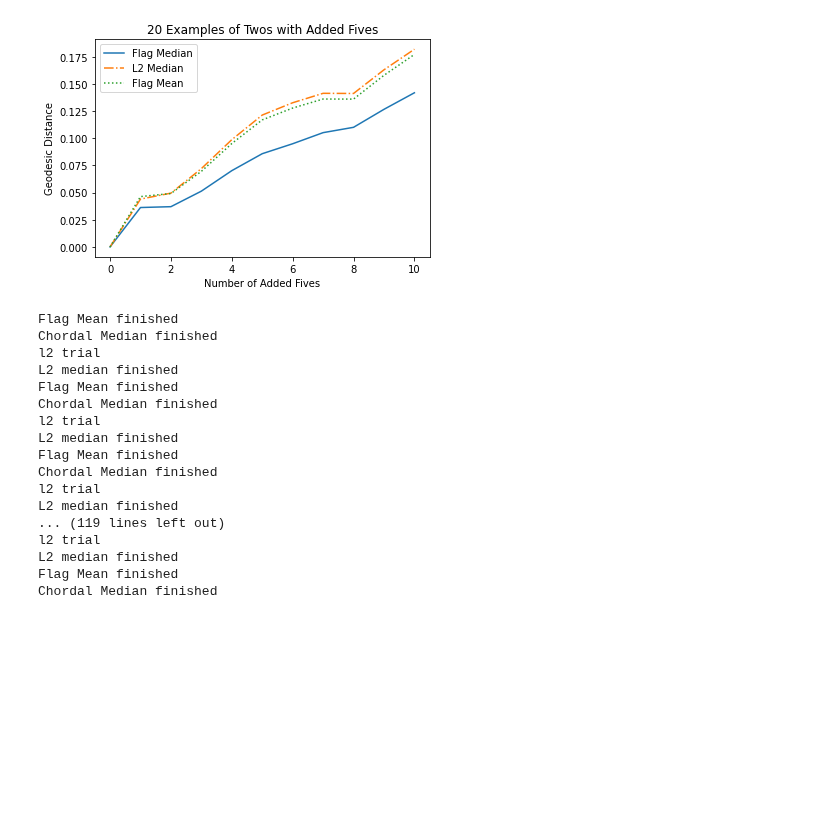
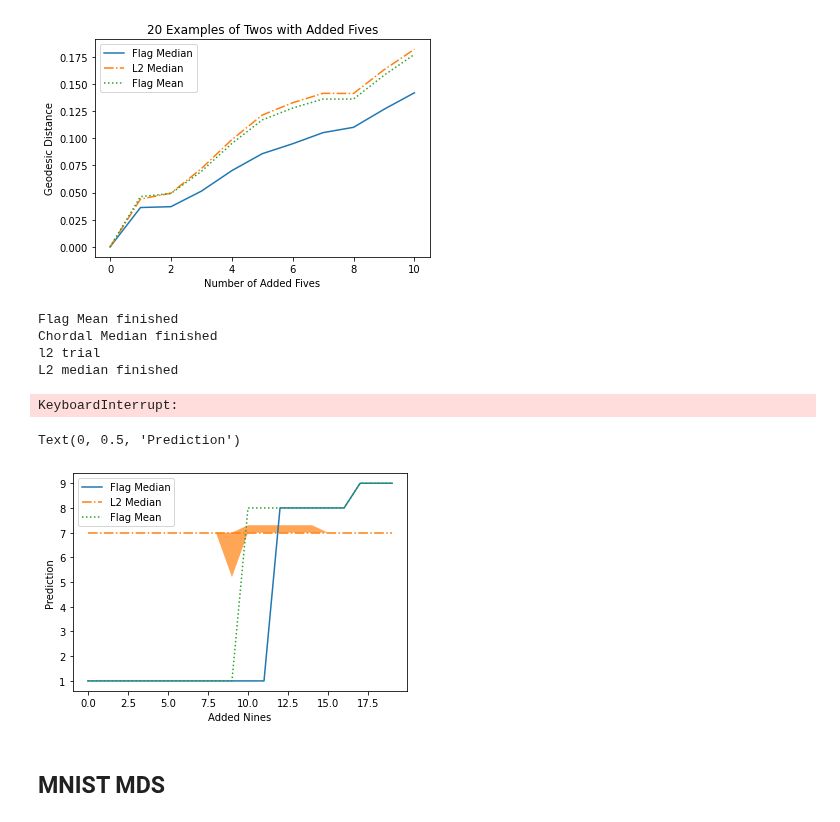
Before and after one commit to nmank/FlagIRLS, a Jupyter notebook: CVPR_Examples.ipynb, the cells around one changed output. Cells and saved outputs as stored; diff of their text form; code cells hidden in the pictures; blank space fills up the shorter version.

```diff
--- a/CVPR_Examples.ipynb
+++ b/CVPR_Examples.ipynb
@@ -594,15 +595,15 @@ for seed in range(10):
         point = l2_meds[i]
         l_prediction = torch.argmax(model(torch.tensor(point.T*-255).float())).item()
 
-        predictions = predictions.append({'Algorithm': 'Flag Median',
+        predictions = predictions.append({'Prototype': 'Flag Median',
                                         'Added Nines': i,
                                         'Prediction': s_prediction}, ignore_index = True)
 
-        predictions = predictions.append({'Algorithm': 'L2 Median',
+        predictions = predictions.append({'Prototype': 'L2 Median',
                                         'Added Nines': i,
                                         'Prediction': l_prediction}, ignore_index = True)
 
-        predictions = predictions.append({'Algorithm': 'Flag Mean',
+        predictions = predictions.append({'Prototype': 'Flag Mean',
                                         'Added Nines': i,
                                         'Prediction': f_prediction}, ignore_index = True)
 
@@ -612,16 +613,4 @@ Flag Mean finished
 Chordal Median finished
 l2 trial
 L2 median finished
-Flag Mean finished
-Chordal Median finished
-l2 trial
-L2 median finished
-Flag Mean finished
-Chordal Median finished
-l2 trial
-L2 median finished
-... (119 lines left out)
-l2 trial
-L2 median finished
-Flag Mean finished
-Chordal Median finished
+KeyboardInterrupt:
@@ -638,0 +619,29 @@ plt.xlabel('Added Nines')
+# %%
+predictions = pandas.read_csv('predictions_mnist_classifier.csv')
+
+linestyles = ['solid', 'dashdot', 'dotted']
+j=0
+ci = 0
+for alg in ['Flag Median', 'L2 Median', 'Flag Mean']:
+    small = predictions[predictions['Prototype'] == alg][['Added Nines', 'Prediction']]
+    x = []
+    lower_ci = []
+    upper_ci = []
+
+    for i in range(20):
+        temp = np.array(small[small['Added Nines'] == i]['Prediction'])
+        x.append(np.median(temp))
+        lower_ci.append(np.percentile(temp,30))
+        upper_ci.append(np.percentile(temp,70))
+    plt.fill_between(list(np.arange(len(x))), lower_ci, upper_ci, alpha=0.7)
+    plt.plot(x, label = alg, linestyle = linestyles[j])
+
+    j+=1
+plt.legend()
+plt.xlabel('Added Nines')
+plt.ylabel('Prediction')
+# %% [output]
+Text(0, 0.5, 'Prediction')
+[figure, added]
+# %% [markdown]
+## MNIST MDS
```
Also changed, not shown: parts of 12 cells of this notebook, 3 other files.
